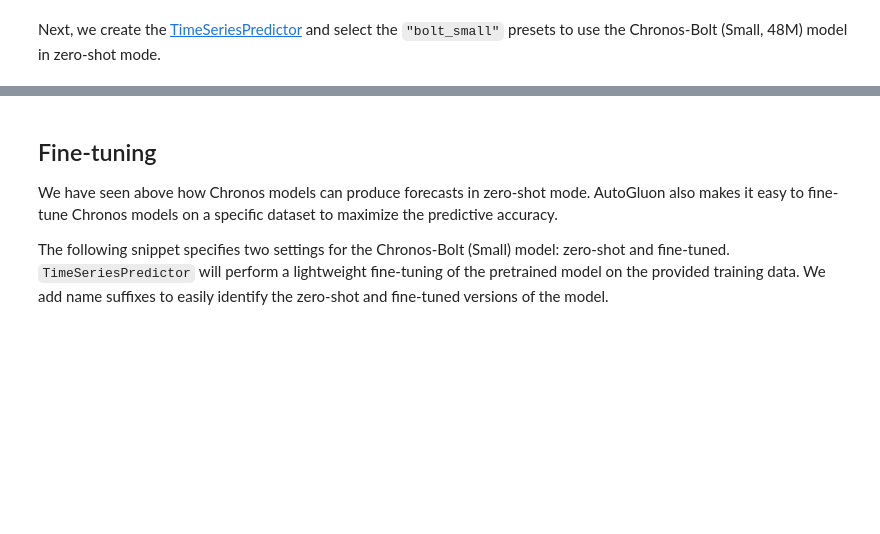
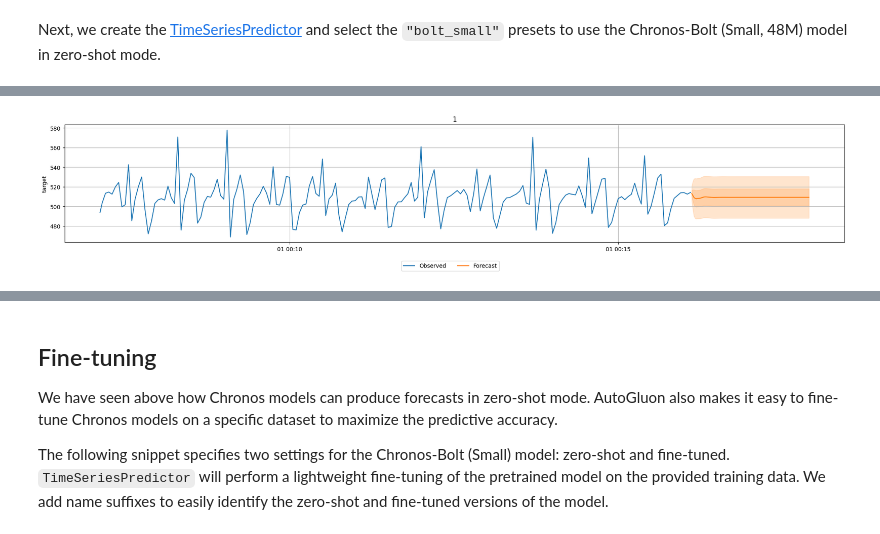
Before and after one commit to TAUforPython/ts-forecasting-ensemble, a Jupyter notebook: timeseries-chronos.ipynb, the cells around one changed output, grey strips where cells are left out. Saved outputs shown, nothing was run; the diff lists cells and outputs as text; code cells hidden in the pictures; blank space fills up the shorter version.

```diff
--- a/timeseries-chronos.ipynb
+++ b/timeseries-chronos.ipynb
@@ -178,0 +199,10 @@ predictor.plot(
+# %%
+predictor.plot(
+    data=train_data,
+    quantile_levels=[0.1, 0.3, 0.5, 0.7, 0.9],
+    predictions=predictions,
+    item_ids=data_tsdf.item_ids[:1],
+    max_history_length=prediction_length*5,
+);
+# %% [output]
+[figure, added]
```
Also changed, not shown: parts of 43 cells of this notebook.
